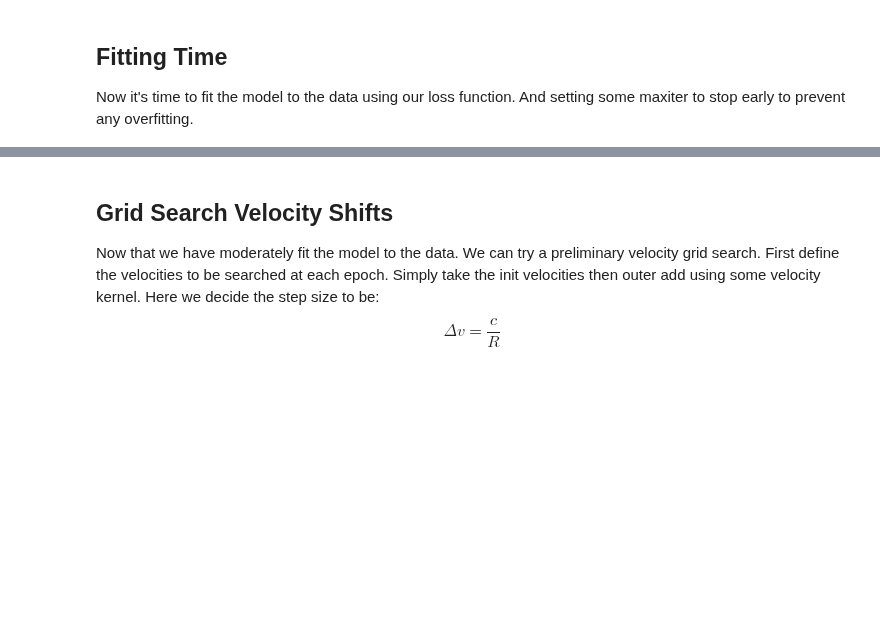
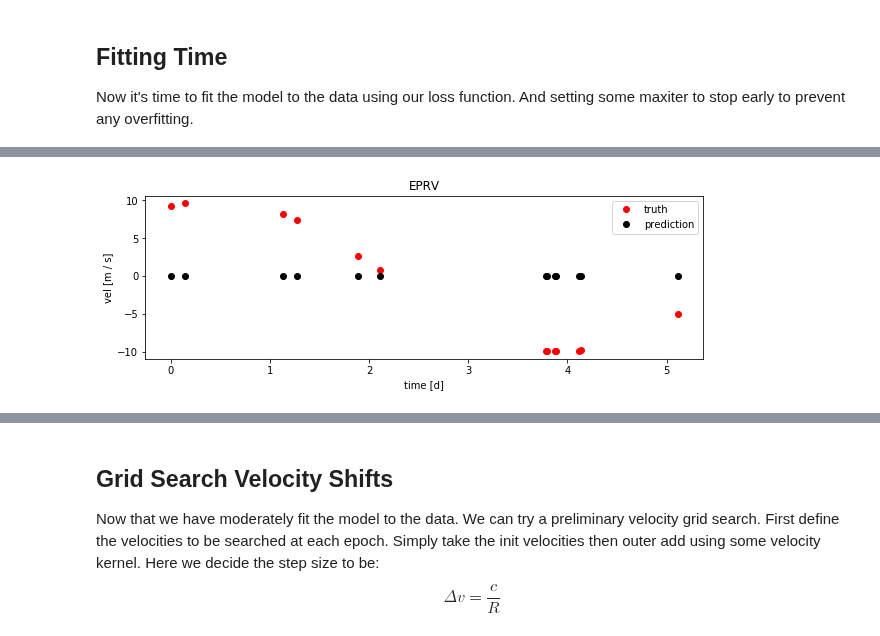
Before and after one commit to mdd423/wobble_jax, a Jupyter notebook: notebooks/04-convolvecomposite.ipynb, the cells around one changed output, grey strips where cells are left out. Saved outputs shown, nothing was run; the diff lists cells and outputs as text; code cells hidden in the pictures; blank space fills up the shorter version.

```diff
--- a/notebooks/04-convolvecomposite.ipynb
+++ b/notebooks/04-convolvecomposite.ipynb
@@ -227,0 +231,15 @@ plt.show()
+# %%
+fit_vel = jabble.dataset.velocityfromshift(total_model[2][0][0][0].p)
+plt.figure(figsize=(10,3))
+plt.title('EPRV')
+v_unit = u.m/u.s
+
+plt.plot((times - min(times)).to(u.day).value % period.value,(rv-bc).to(v_unit).value,'or',label='truth')
+plt.plot((times - min(times)).to(u.day).value % period.value,(fit_vel-bc).to(v_unit).value,'ok',label='prediction')
+
+plt.legend()
+plt.ylabel('vel [{}]'.format(v_unit))
+plt.xlabel('time [d]')
+plt.show()
+# %% [output]
+[figure, added]
```
Also changed, not shown: parts of 31 cells of this notebook, 1 other file.
